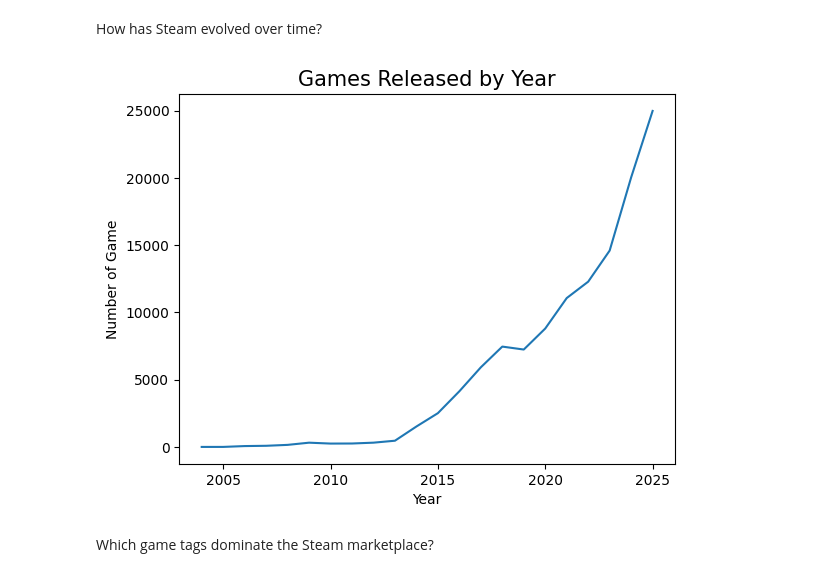
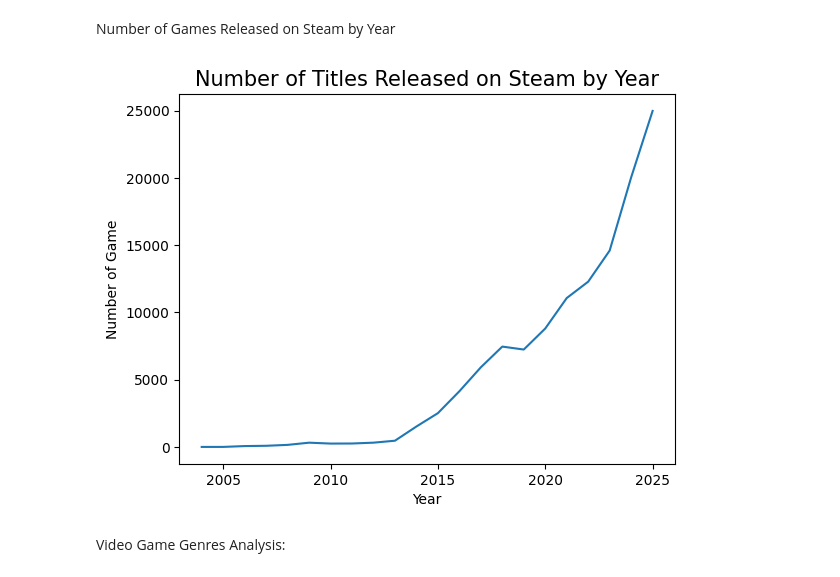
Before and after one commit to ngtrmquang/Steam-Games-Analysis, a Jupyter notebook: 02_Market_Overview.ipynb, the cells around one changed output. Drawn from its saved outputs; the diff is of its cells as text; code cells hidden in the pictures.

```diff
--- a/02_Market_Overview.ipynb
+++ b/02_Market_Overview.ipynb
@@ -8,0 +11,2 @@ df = pd.read_parquet("/home/gq11/Documents/Code/Jupiter Notebook/df_clean.parque
+# %%
+df['mean_estimated_owners'] = df['estimated_owners'].str.split(' - ', expand=True).astype(float).mean(axis=1)
@@ -9,4 +26,6 @@ df = pd.read_parquet("/home/gq11/Documents/Code/Jupiter Notebook/df_clean.parque
 # %% [markdown]
-How has Steam evolved over time?
+Number of Games Released on Steam by Year
+# %%
+df['release_year'] = df['release_date'].dt.year
 # %%
 df2 = df.copy()
@@ -13,16 +33,13 @@ df2 = df.copy()
-# %%
-df2['release_year'] = df2['release_date'].dt.year
-df2 = df2[(df2['release_year'] > 2003) & (df2['release_year'] < 2026)].sort_values(by='release_year')
 # %%
 df2.groupby('release_year').size().plot()
 plt.xlabel('Year')
 plt.ylabel('Number of Game')
-plt.title('Games Released by Year', fontsize=15)
+plt.title('Number of Titles Released on Steam by Year', fontsize=15)
 plt.show()
 # %% [output]
-[figure, old version]
+[figure, new version]
 # %% [markdown]
-Which game tags dominate the Steam marketplace?
+Video Game Genres Analysis:
 # %%
 df2 = df.copy()
 # %%
```
Also changed, not shown: parts of 15 cells of this notebook.
